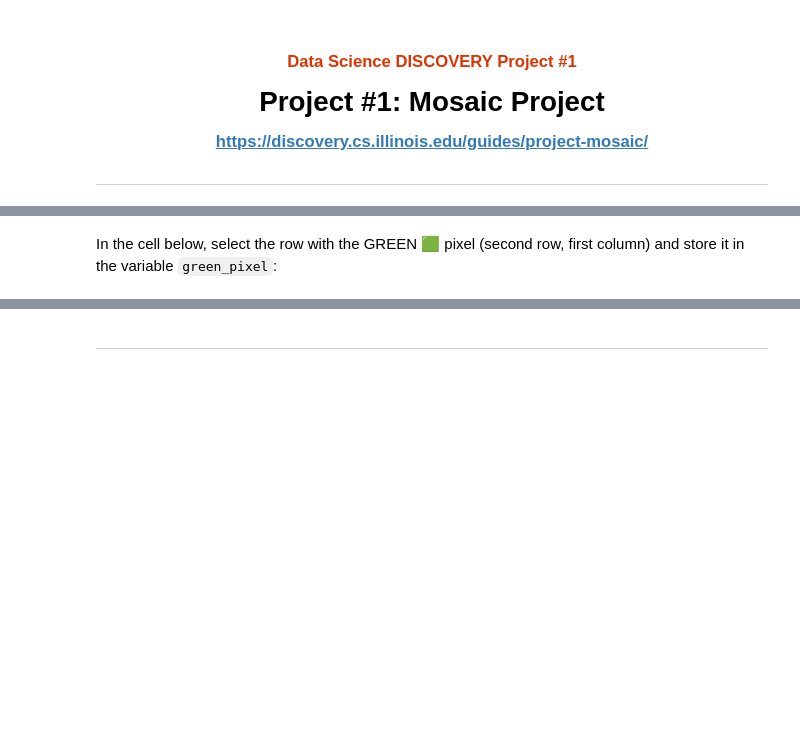
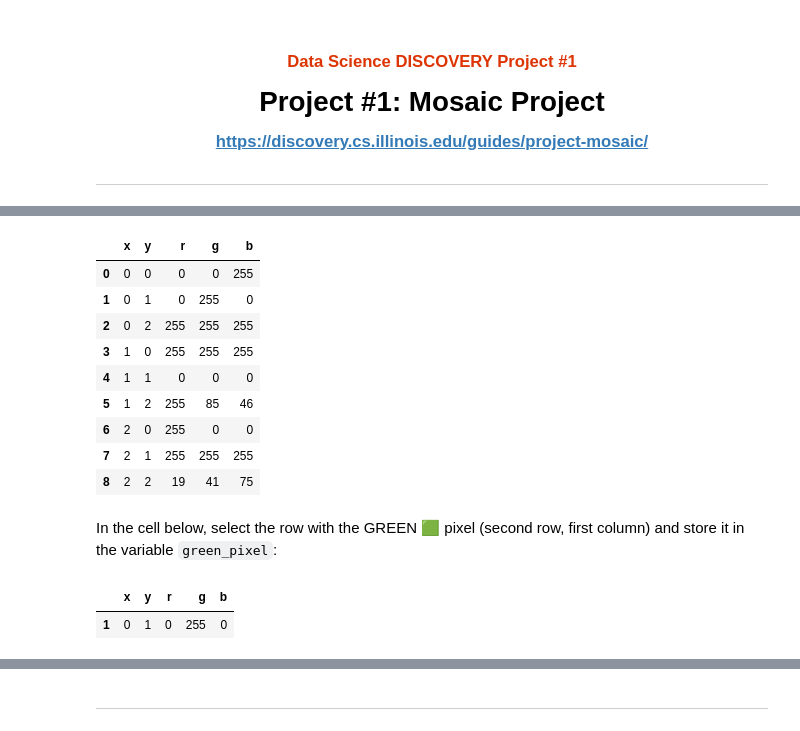
Before and after one commit to 168904578/hongyuq2, a Jupyter notebook: project-mosaic/mosaic.ipynb, the cells around one changed output, grey strips where cells are left out. Cells and saved outputs as stored; diff of their text form; code cells hidden in the pictures; blank space fills up the shorter version.

```diff
--- a/project-mosaic/mosaic.ipynb
+++ b/project-mosaic/mosaic.ipynb
@@ -27,2 +25,17 @@ Try that out in the cell below:
+# %%
+import DISCOVERY
+image = DISCOVERY.df_image("sample.png")
+image
+# %% [output]
+|  | x | y | r | g | b |
+| 0 | 0 | 0 | 0 | 0 | 255 |
+| 1 | 0 | 1 | 0 | 255 | 0 |
+| 2 | 0 | 2 | 255 | 255 | 255 |
+| 3 | 1 | 0 | 255 | 255 | 255 |
+| 4 | 1 | 1 | 0 | 0 | 0 |
+| 5 | 1 | 2 | 255 | 85 | 46 |
+| 6 | 2 | 0 | 255 | 0 | 0 |
+| 7 | 2 | 1 | 255 | 255 | 255 |
+| 8 | 2 | 2 | 19 | 41 | 75 |
 # %% [markdown]
 In the cell below, select the row with the GREEN 🟩 pixel (second row, first column) and store it in the variable `green_pixel`:
@@ -32,3 +42,9 @@ green_pixel
+# %%
+green_pixel = image[(image["r"]==0)& (image["g"]==255)& (image["b"]==0)]
+green_pixel
+# %% [output]
+|  | x | y | r | g | b |
+| 1 | 0 | 1 | 0 | 255 | 0 |
 # %%
 # == TEST CASE for Section 1 ==
 import DISCOVERY
```
Also changed, not shown: parts of 29 cells of this notebook, 1 other file.
